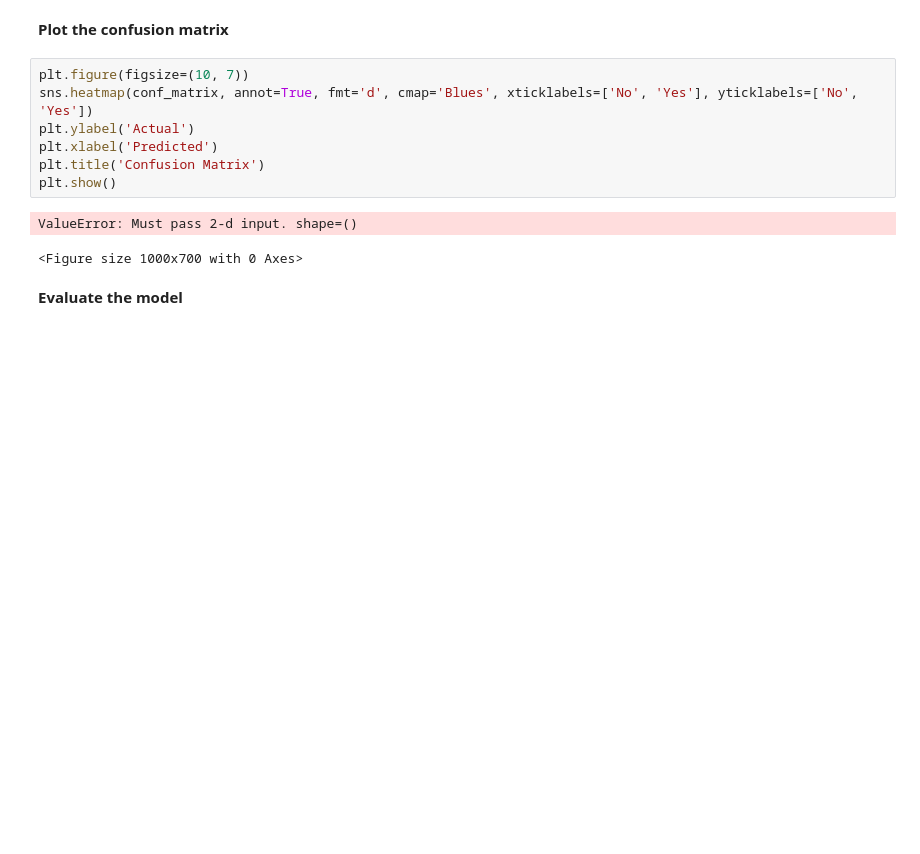
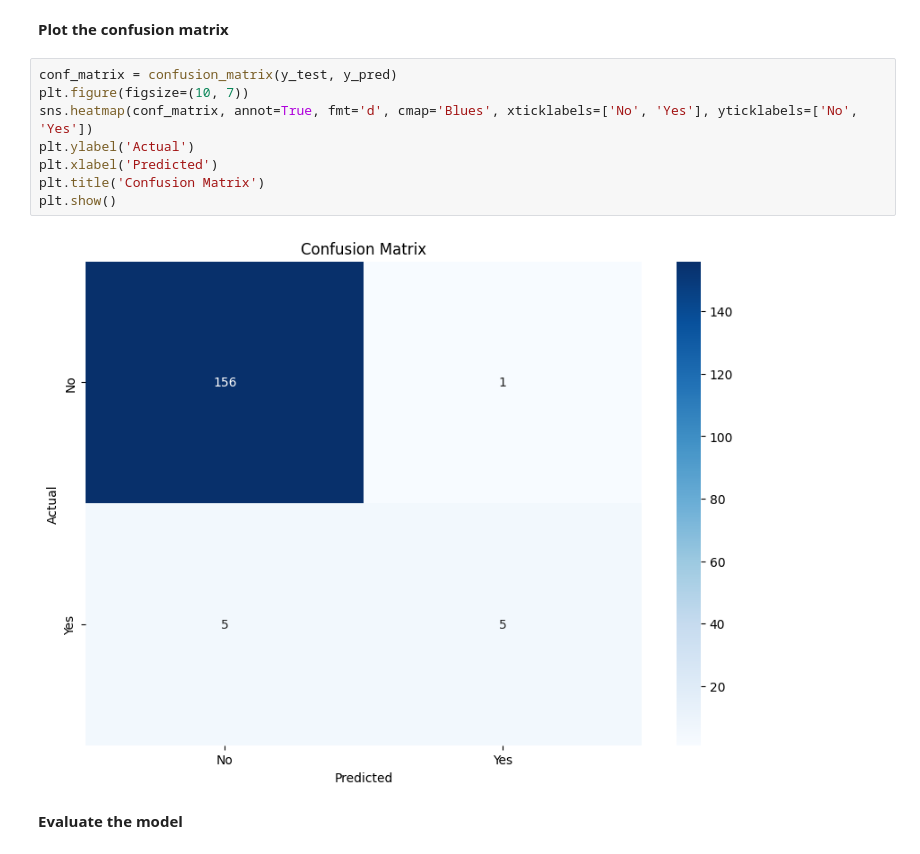
Before and after one commit to Vanshika171002/ML_Project_Resume, a Jupyter notebook: ml_project.ipynb, the cells around one changed output. Saved outputs shown, nothing was run; the diff lists cells and outputs as text; blank space fills up the shorter version.

```diff
--- a/ml_project.ipynb
+++ b/ml_project.ipynb
@@ -94,15 +94,15 @@ y_pred = model.predict(X_test)
 # %% [markdown]
 **Plot the confusion matrix**
 # %%
+conf_matrix = confusion_matrix(y_test, y_pred)
 plt.figure(figsize=(10, 7))
 sns.heatmap(conf_matrix, annot=True, fmt='d', cmap='Blues', xticklabels=['No', 'Yes'], yticklabels=['No', 'Yes'])
 plt.ylabel('Actual')
 plt.xlabel('Predicted')
 plt.title('Confusion Matrix')
 plt.show()
 # %% [output]
-ValueError: Must pass 2-d input. shape=()
-<Figure size 1000x700 with 0 Axes>
+[figure, added]
 # %% [markdown]
 **Evaluate the model**
 # %%
```
